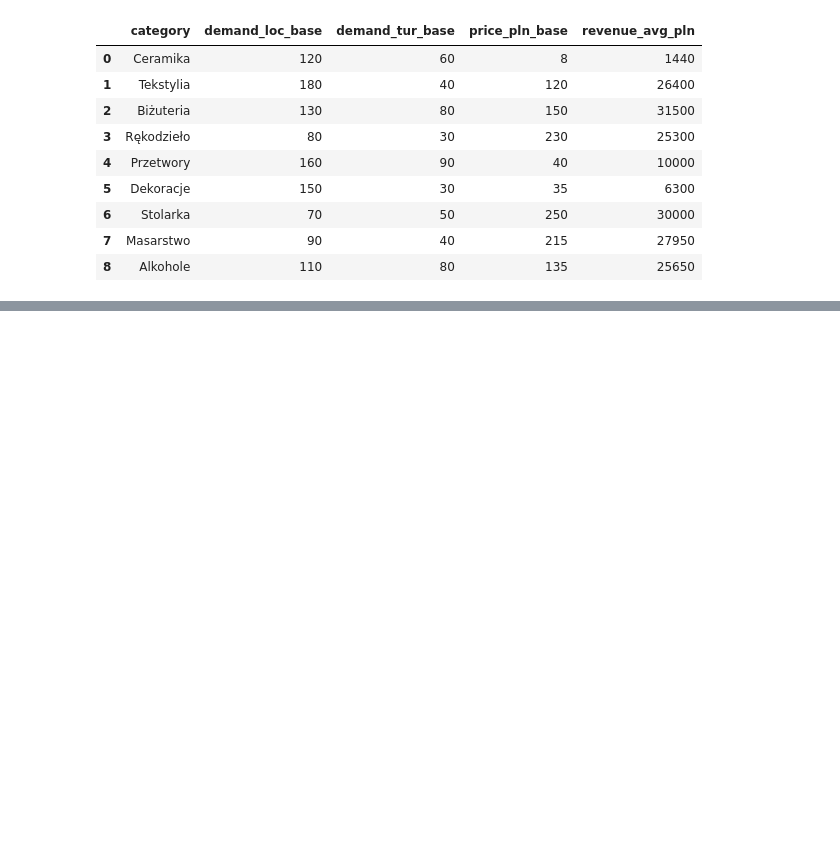
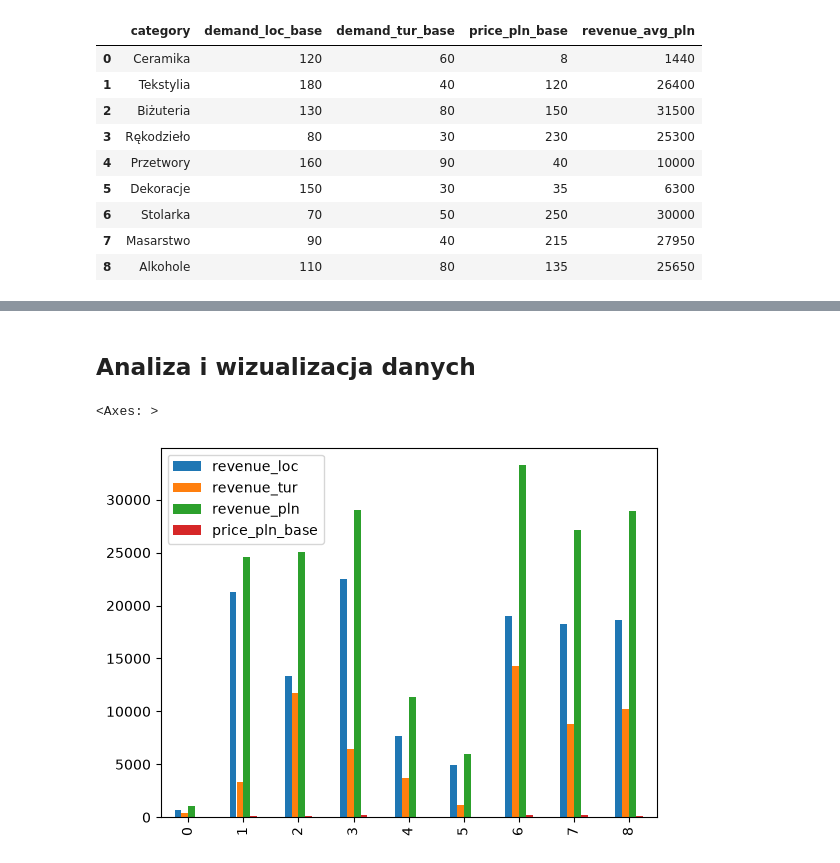
Before and after one commit to m-adamek/DataVisualisation, a Jupyter notebook: 01-bar.ipynb, the cells around one changed output, grey strips where cells are left out. Saved outputs shown, nothing was run; the diff lists cells and outputs as text; code cells hidden in the pictures; blank space fills up the shorter version.

```diff
--- a/01-bar.ipynb
+++ b/01-bar.ipynb
@@ -52,0 +57,17 @@ display(catalog)
+# %%
+# Function to determine demand for local and tourist markets based on base demand, variance, and boost factors.
+
+def determine_demand(catalog, rng, variance = 0.15, boost_loc = 0.0, boost_tur = 0.0):
+    df = catalog[["category", "demand_loc_base", "demand_tur_base"]].copy()
+    eps_loc = np.clip(rng.normal(loc=1.0, scale=variance, size=len(df)), 0.5, 1.8)
+    eps_tur = np.clip(rng.normal(loc=1.0, scale=variance, size=len(df)), 0.5, 1.8)
+
+    # Calculate the adjusted demand for local and tourist markets by applying the boost factors and random noise (eps).
+    df["demand_loc"] = (df["demand_loc_base"] * (1 + boost_loc) * eps_loc)
+    df["demand_tur"] = (df["demand_tur_base"] * (1 + boost_tur) * eps_tur)
+
+    # Ensure that the demand values are non-negative and convert them to integers.
+    df["demand_loc"] = np.maximum(df["demand_loc"].round().astype(int),0)
+    df["demand_tur"] = np.maximum(df["demand_tur"].round().astype(int),0)
+
+    return df[["category", "demand_loc", "demand_tur"]]
@@ -52,0 +76,9 @@ display(catalog)
+# %%
+# Function to calculate revenue based on the determined demand and the catalog's pricing information.
+
+def count_revenue(catalog, demand_df):
+    df = demand_df.merge(catalog[["category", "price_pln_base"]], on="category", how="left")
+    df["revenue_loc"] = df["demand_loc"] * df["price_pln_base"]
+    df["revenue_tur"] = df["demand_tur"] * df["price_pln_base"]
+    df["revenue_pln"] = df["revenue_loc"] + df["revenue_tur"]
+    return df[["category", "revenue_loc", "revenue_tur", "revenue_pln"]]
@@ -52,0 +87,7 @@ display(catalog)
+# %%
+# Function to generate weekly revenue data by determining demand and calculating revenue.
+
+def generate_weekly_data(catalog, rng, variance = 0.15, boost_loc = 0.0, boost_tur = 0.0):
+    demand_df = determine_demand(catalog, rng, variance = variance, boost_loc = boost_loc, boost_tur = boost_tur)
+    revenue_df = count_revenue(catalog, demand_df)
+    return revenue_df
@@ -52,0 +96,6 @@ display(catalog)
+# %%
+t1 = generate_weekly_data(catalog, rng)
+t1 = t1.merge(catalog[["category", "price_pln_base"]], on="category", how = "left")
+print("Tydzień 1 - przychody per kategoria (PLN)")
+display(t1)
+print("Łączne przychody w tygodniu 1: ", t1["revenue_pln"].sum())
@@ -52,0 +115,7 @@ display(catalog)
+# %% [markdown]
+## Analiza i wizualizacja danych
+# %%
+t1.plot.bar()
+# %% [output]
+<Axes: >
+[figure, added]
```
Also changed, not shown: parts of 15 cells of this notebook.
